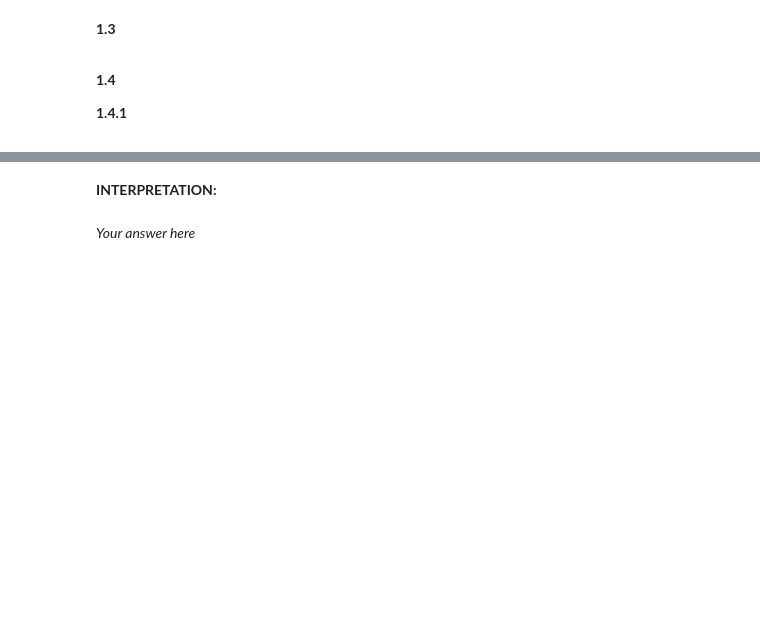
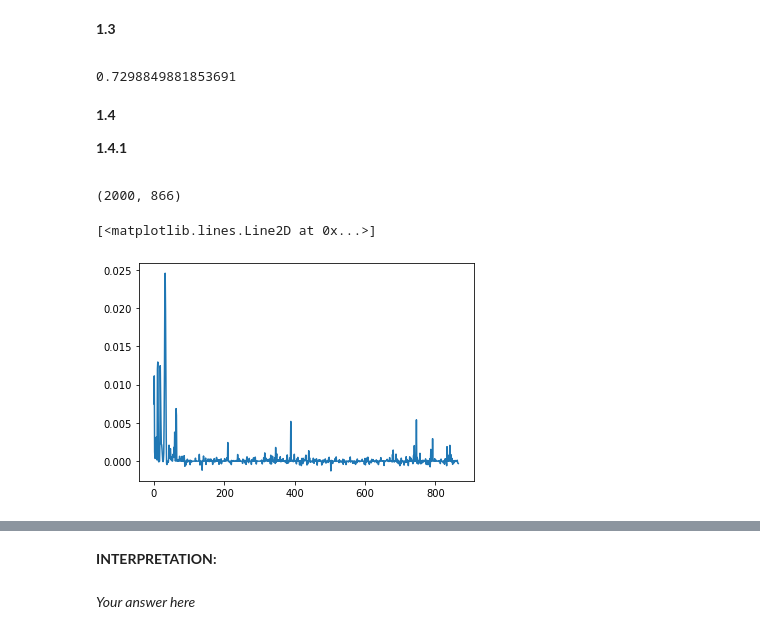
Before and after one commit to rajavemula/AI2_HW1, a Jupyter notebook: ai2-c1-hw1-students.ipynb, the cells around one changed output, grey strips where cells are left out. Cells and saved outputs as stored; diff of their text form; code cells hidden in the pictures; blank space fills up the shorter version.

```diff
--- a/ai2-c1-hw1-students.ipynb
+++ b/ai2-c1-hw1-students.ipynb
@@ -278,3 +369,5 @@ Let's explore how your resulting test accuracies might change by using your boot
 # primer to print:
 # print("NN_model_train_auc:", roc_auc_score(y_train, y_hat))
 # your code here
+y_hat = NN_model.predict(X_train)
+print("NN_model_train_auc:", roc_auc_score(y_train, y_hat))
@@ -292,3 +390,15 @@ Let's explore how your resulting test accuracies might change by using your boot
+# %%
+DELAY_OR_NOT = y_hat > 0.5
+# %%
+# Fit the logistic regression model
+# your code here
+#use ridge  regression
+logreg = LogisticRegression(penalty='l2', C=1.0, solver='lbfgs', max_iter=1000)
+logreg.fit(X_train, DELAY_OR_NOT)
+y_p = logreg.predict(X_test)
+roc_auc_score(y_test, y_p)
+# %% [output]
+0.7298849881853691
 # %% [markdown]
 <div class='exercise-r'>
 
@@ -301,0 +410,14 @@ Let's explore how your resulting test accuracies might change by using your boot
+# %%
+# your code here
+#apply permutation importance to the model
+scores = permutation_importance(logreg, X_test, y_test, scoring='roc_auc')
+# %%
+X_test.shape
+# %% [output]
+(2000, 866)
+# %%
+#plot the obtained permutation importance
+plt.plot(scores.importances_mean)
+# %% [output]
+[<matplotlib.lines.Line2D at 0x...>]
+[figure, added]
```
Also changed, not shown: parts of 41 cells of this notebook, 1 other file.
